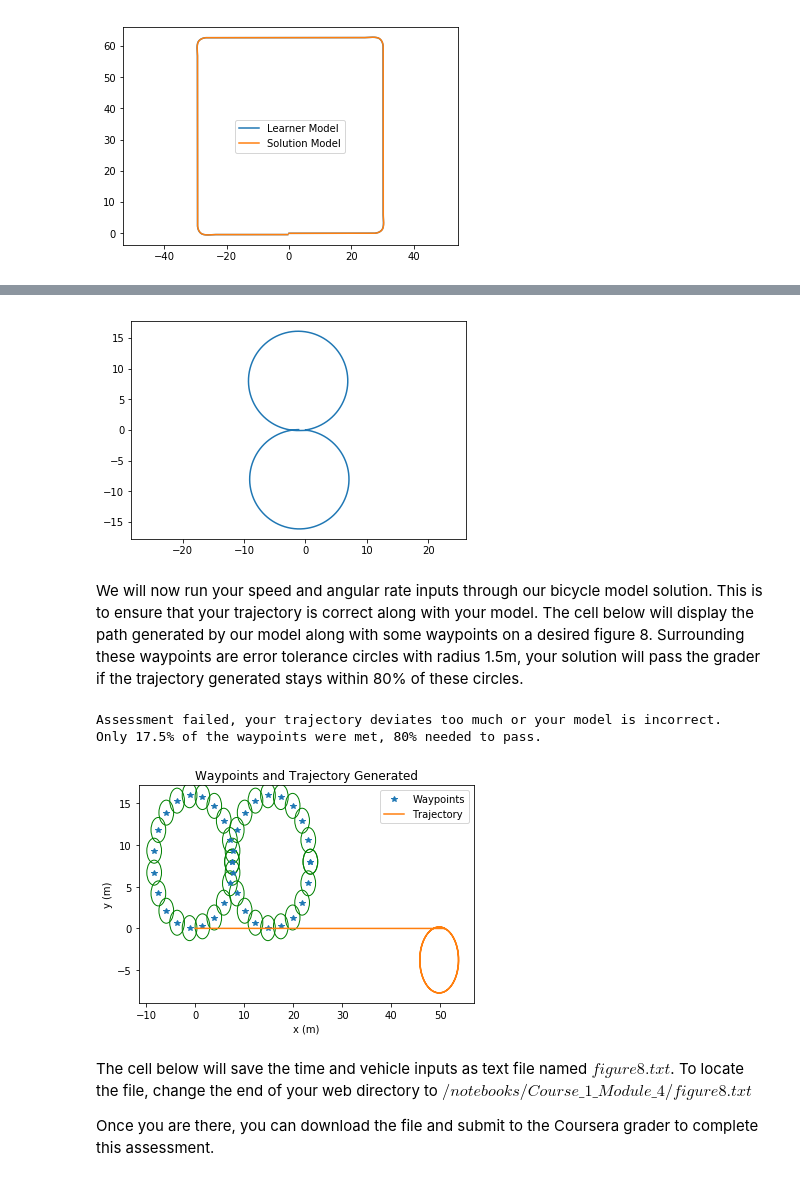
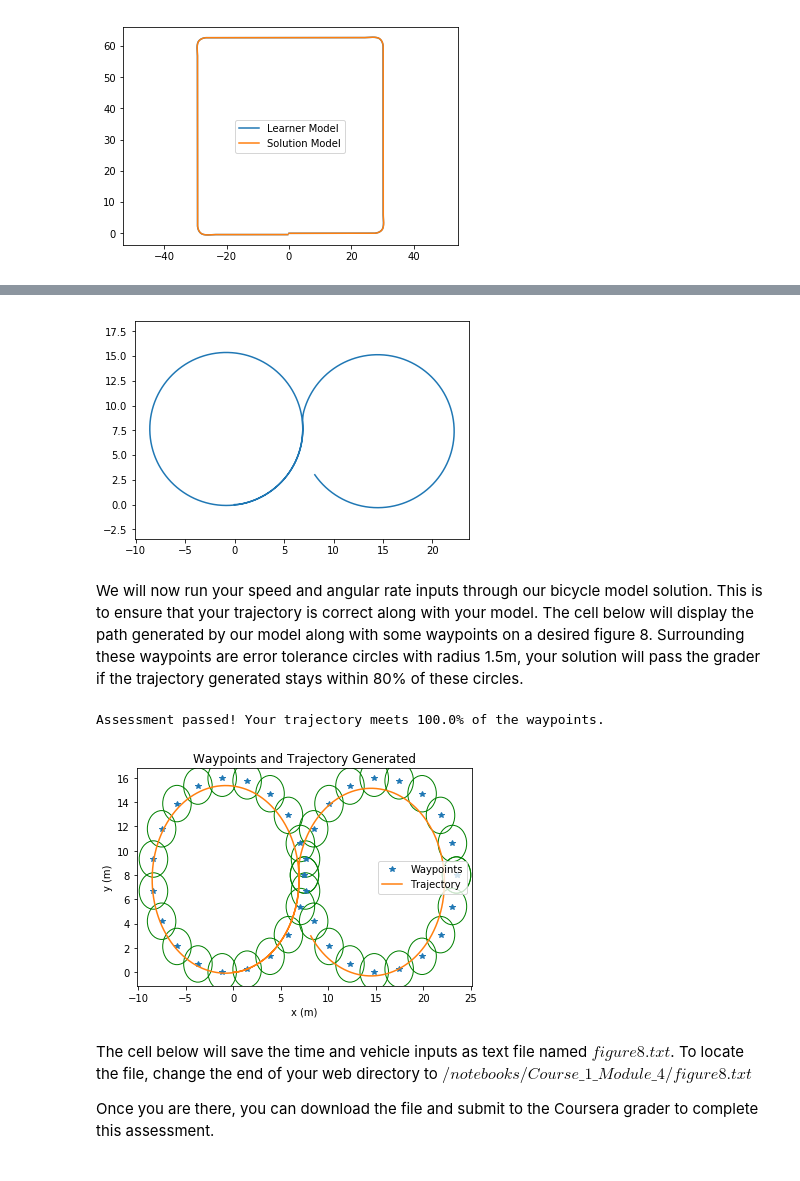
Before and after one commit to Aperture-Science-Lab/Self-Driving-Car, a Jupyter notebook: Models/Kinematic_Bicycle_Model.ipynb, the cells around one changed output, grey strips where cells are left out. Cells and saved outputs as stored; diff of their text form; code cells hidden in the pictures.

Commit message:
fixed the model learned solution

```diff
--- a/Models/Kinematic_Bicycle_Model.ipynb
+++ b/Models/Kinematic_Bicycle_Model.ipynb
@@ -234,54 +234,68 @@ Determine the speed and steering rate inputs required to produce such trajectory
 # %%
 sample_time = 0.01
 time_end = 30
 model.reset()
 
 t_data = np.arange(0,time_end,sample_time)
 x_data = np.zeros_like(t_data)
 y_data = np.zeros_like(t_data)
 v_data = np.zeros_like(t_data)
 w_data = np.zeros_like(t_data)
 
 # ==================================
 #  Learner solution begins here
 # ==================================
-v_const = 2*np.pi*8/15
-delta_target = np.arctan(2/8)
+# Define the parameters for the figure-eight trajectory
+r = 8.0         # Radius of the circles in meters
+time_end = 30.0   # Total time to complete the trajectory in seconds
 
-for i, t in enumerate(t_data):
-    v_data[i] = v_const
+# 1. Calculate the required constant speed (v)
+total_distance = 2 * (2 * np.pi * r) + 3
+speed = total_distance / time_end
+v_data[:] = speed
 
-    if t < 15:
-        w_data[i] = 0.0
-        model.delta = delta_target
+# 2. Calculate the target steering angle (delta) for a left turn
+delta_target = np.arctan(model.L / r)
 
-    elif 15 <= t < 15.4:
-        w_data[i] = -model.w_max
-
-    else:
-        w_data[i] = 0.0
-        model.delta = -delta_target
-
-    model.step(v_data[i], w_data[i])
+# 3. Implement the control logic for steering rate (w)
+for i in range(t_data.shape[0]):
+    # Store the bicycle's position at the current time step for plotting
     x_data[i] = model.xc
     y_data[i] = model.yc
 
+    # --- First half: Counter-clockwise (left) turn ---
+    if t_data[i] < time_end / 1.72:
+        # To turn left, we need a POSITIVE steering rate
+        if model.delta < delta_target:
+            w_data[i] = model.w_max
+        else:
+            w_data[i] = 0
+
+    # --- Second half: Clockwise (right) turn ---
+    else:
+        # To turn right, we need a NEGATIVE steering rate
+        if model.delta > -delta_target:
+            w_data[i] = -model.w_max
+        else:
+            w_data[i] = 0
+
+    # Propagate the model one step forward with the calculated inputs
+    model.step(v_data[i], w_data[i])
 # ==================================
 #  Learner solution ends here
 # ==================================
 plt.axis('equal')
 plt.plot(x_data, y_data)
 plt.show()
 # %% [output]
-[figure, old version]
+[figure, new version]
 # %% [markdown]
 We will now run your speed and angular rate inputs through our bicycle model solution. This is to ensure that your trajectory is correct along with your model. The cell below will display the path generated by our model along with some waypoints on a desired figure 8. Surrounding these waypoints are error tolerance circles with radius 1.5m, your solution will pass the grader if the trajectory generated stays within 80% of these circles.
 # %%
 grade_bicycle(t_data,v_data,w_data)
 # %% [output]
-Assessment failed, your trajectory deviates too much or your model is incorrect.
-Only 17.5% of the waypoints were met, 80% needed to pass.
+Assessment passed! Your trajectory meets 100.0% of the waypoints.
-[figure, old version]
+[figure, new version]
 # %% [markdown]
 The cell below will save the time and vehicle inputs as text file named $\textit{figure8.txt}$. To locate the file, change the end of your web directory to $\textit{/notebooks/Course_1_Module_4/figure8.txt}$
 
```
